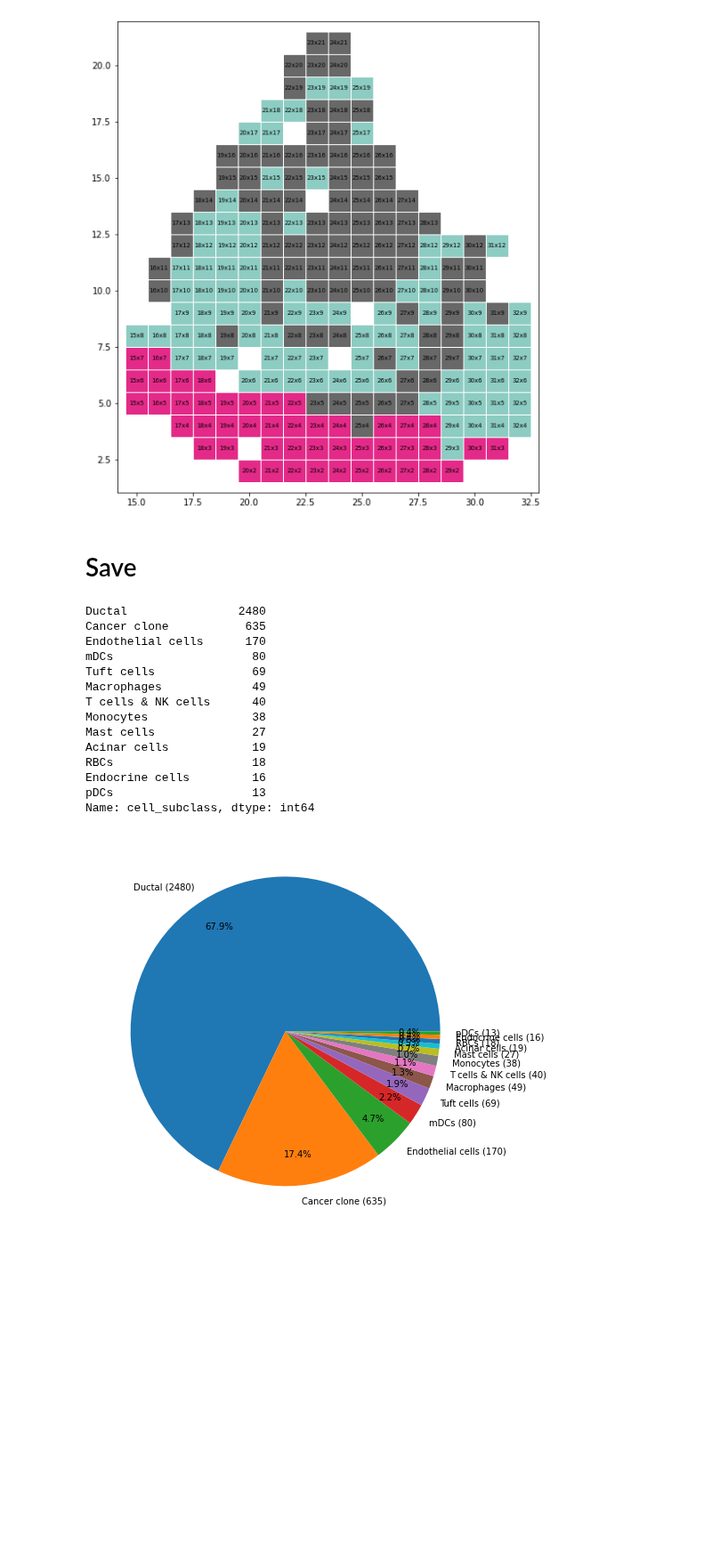
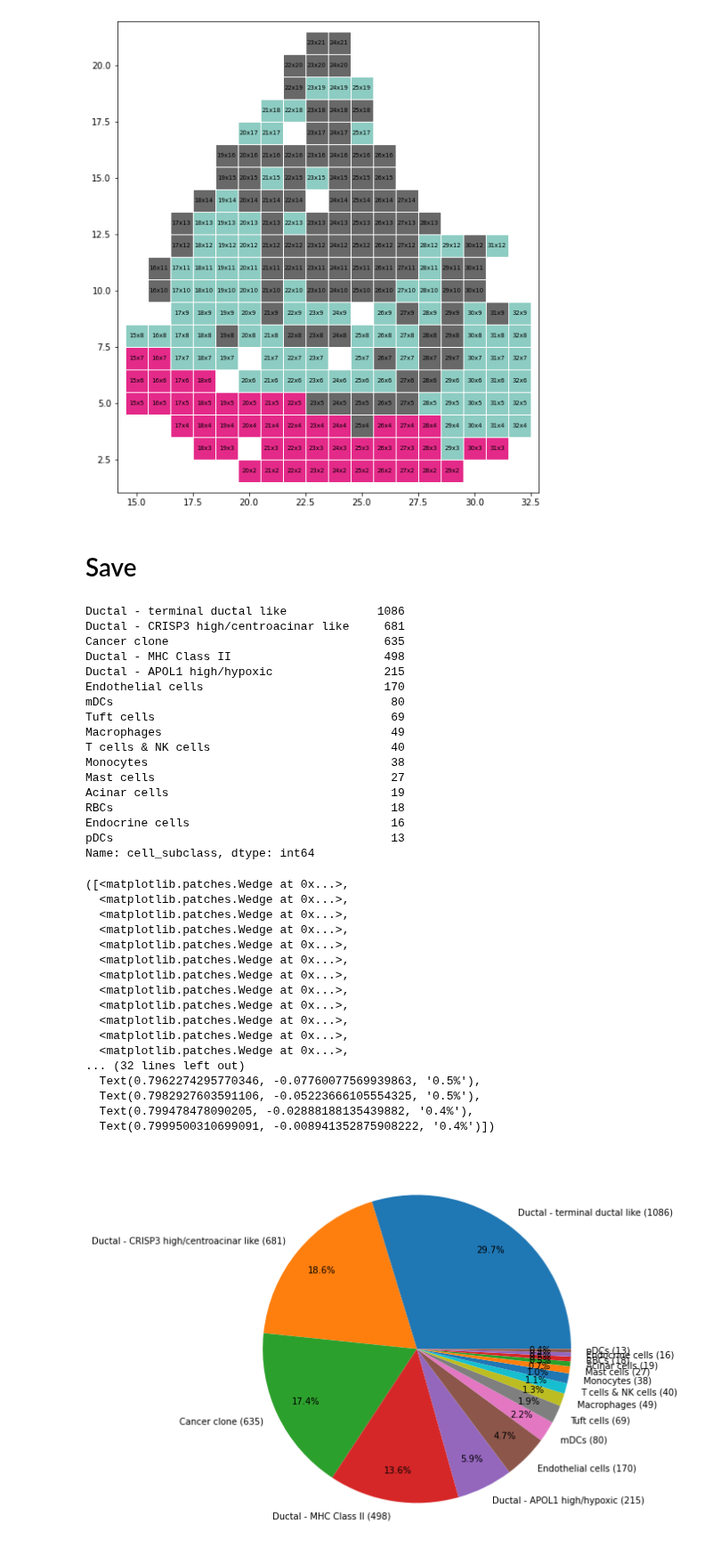
Before and after one commit to williamrobotma/AGrEDA, a Jupyter notebook: preprocess_pdac_GSE111672.ipynb, the cells around one changed output. Shown at 89% size. Cells and saved outputs as stored; diff of their text form; code cells hidden in the pictures; blank space fills up the shorter version.

Commit message:
Fixed cell-type-region mappings, separated moncada ductal cells, fixed no true positive warning

```diff
--- a/preprocess_pdac.ipynb
+++ b/preprocess_pdac_GSE111672.ipynb
@@ -17,7 +17,9 @@ SERIES_ACCESSION = "GSE111672"
 DATA_DIR = os.path.join(PDAC_DIR, SERIES_ACCESSION)
 SC_DIR = os.path.join(DATA_DIR, "suppl")
 
-pdac_a_indrop = sc.read_csv(os.path.join(SC_DIR, "GSE111672_PDAC-A-indrop-filtered-expMat.txt"), delimiter="\t").T
+pdac_a_indrop = sc.read_csv(
+    os.path.join(SC_DIR, "GSE111672_PDAC-A-indrop-filtered-expMat.txt"), delimiter="\t"
+).T
 pdac_a_indrop.X = csr_matrix(pdac_a_indrop.X)
 pdac_a_indrop.obs["cell_subclass"] = pdac_a_indrop.obs_names.to_series().astype("category")
 pdac_a_indrop.obs_names_make_unique(join=".")
@@ -25,7 +27,9 @@ pdac_a_indrop.var_names_make_unique(join=".")
 pdac_a_indrop = pdac_a_indrop[:, ~pdac_a_indrop.var_names.str.contains("-Mar")]
 
 
-pdac_b_indrop = sc.read_csv(os.path.join(SC_DIR, "GSE111672_PDAC-B-indrop-filtered-expMat.txt"), delimiter="\t").T
+pdac_b_indrop = sc.read_csv(
+    os.path.join(SC_DIR, "GSE111672_PDAC-B-indrop-filtered-expMat.txt"), delimiter="\t"
+).T
 pdac_b_indrop.X = csr_matrix(pdac_b_indrop.X)
 pdac_b_indrop.obs["cell_subclass"] = pdac_b_indrop.obs_names.to_series().astype("category")
 pdac_b_indrop.obs_names_make_unique(join=".")
@@ -1196,7 +1208,7 @@ Stroma               4
 dtype: int64
 [figure]
 # %% [markdown]
-# Save
+ # Save
 # %%
 
 
@@ -1209,11 +1221,12 @@ if not os.path.isdir(ST_OUT_DIR):
     os.makedirs(ST_OUT_DIR)
 
 sample_ids = ["pdac_a", "pdac_b"]
-indrop_out = ad.concat(
-    [pdac_a_indrop, pdac_b_indrop], label="sample_id", keys=sample_ids
-)
+indrop_out = ad.concat([pdac_a_indrop, pdac_b_indrop], label="sample_id", keys=sample_ids)
 indrop_out.obs_names_make_unique()
-indrop_out.obs["cell_subclass"] = indrop_out.obs["cell_subclass"].map(lambda x: x.split(" - ")[0].rstrip(" AB"))
+# indrop_out.obs["cell_subclass"] = indrop_out.obs["cell_subclass"].map(
+#     lambda x: x.split(" - ")[0].rstrip(" AB")
+# )
+indrop_out.obs["cell_subclass"] = indrop_out.obs["cell_subclass"].str.rstrip(" AB")
 cell_type_value_counts = indrop_out.obs["cell_subclass"].value_counts()
 cell_types_to_keep = set(cell_type_value_counts[cell_type_value_counts >= 10].index.tolist())
 indrop_out = indrop_out[indrop_out.obs["cell_subclass"].isin(cell_types_to_keep)]
@@ -1222,7 +1235,7 @@ print(indrop_out.obs["cell_subclass"].value_counts())
 
 indrop_out.write(os.path.join(SC_OUT_DIR, f"{SERIES_ACCESSION}.h5ad"))
 # pdac_b_indrop.write(os.path.join(SC_OUT_DIR, "pdac_b_indrop.h5ad"))
-ordinal_to_cluster = {v:k for k, v in cluster_to_ordinal.items()}
+ordinal_to_cluster = {v: k for k, v in cluster_to_ordinal.items()}
 for sample_id, st_adata in zip(sample_ids, [pdac_a_st, pdac_b_st]):
     # st_samp_dir = os.path.join(ST_OUT_DIR, sample_id)
     # if not os.path.isdir(st_samp_dir):
@@ -1244,19 +1257,22 @@ with open(os.path.join(ST_OUT_DIR, f"{SERIES_ACCESSION}-cluster_to_ordinal.pkl")
 with open(os.path.join(ST_OUT_DIR, f"{SERIES_ACCESSION}-cluster_to_rgb.pkl"), "wb") as f:
     pickle.dump(cluster_to_rgb, f)
 # %% [output]
-Ductal                2480
-Cancer clone           635
-Endothelial cells      170
-mDCs                    80
-Tuft cells              69
-Macrophages             49
-T cells & NK cells      40
-Monocytes               38
-Mast cells              27
-Acinar cells            19
-RBCs                    18
-Endocrine cells         16
-pDCs                    13
+Ductal - terminal ductal like             1086
+Ductal - CRISP3 high/centroacinar like     681
+Cancer clone                               635
+Ductal - MHC Class II                      498
+Ductal - APOL1 high/hypoxic                215
+Endothelial cells                          170
+mDCs                                        80
+Tuft cells                                  69
+Macrophages                                 49
+T cells & NK cells                          40
+Monocytes                                   38
+Mast cells                                  27
+Acinar cells                                19
+RBCs                                        18
+Endocrine cells                             16
+pDCs                                        13
 Name: cell_subclass, dtype: int64
 # %%
 val_counts = indrop_out.obs["cell_subclass"].value_counts().reset_index()
@@ -1264,9 +1280,31 @@ val_counts["text"] = val_counts.apply(lambda x: f"{x['index']} ({x['cell_subclas
 # %%
 fig = plt.figure(figsize=(8, 8))
 
-plt.pie(val_counts["cell_subclass"], labels=val_counts["text"], autopct="%1.1f%%", pctdistance=0.8, labeldistance=1.1)
-# plt.show(block=False)
+plt.pie(
+    val_counts["cell_subclass"],
+    labels=val_counts["text"],
+    autopct="%1.1f%%",
+    pctdistance=0.8,
+    labeldistance=1.1,
+)
 # %% [output]
+([<matplotlib.patches.Wedge at 0x...>,
+  <matplotlib.patches.Wedge at 0x...>,
+  <matplotlib.patches.Wedge at 0x...>,
+  <matplotlib.patches.Wedge at 0x...>,
+  <matplotlib.patches.Wedge at 0x...>,
+  <matplotlib.patches.Wedge at 0x...>,
+  <matplotlib.patches.Wedge at 0x...>,
+  <matplotlib.patches.Wedge at 0x...>,
+  <matplotlib.patches.Wedge at 0x...>,
+  <matplotlib.patches.Wedge at 0x...>,
+  <matplotlib.patches.Wedge at 0x...>,
+  <matplotlib.patches.Wedge at 0x...>,
+... (32 lines left out)
+  Text(0.7962274295770346, -0.07760077569939863, '0.5%'),
+  Text(0.7982927603591106, -0.05223666105554325, '0.5%'),
+  Text(0.799478478090205, -0.02888188135439882, '0.4%'),
+  Text(0.7999500310699091, -0.008941352875908222, '0.4%')])
-[figure, old version]
+[figure, new version]
 # %%
 plt.close()
```
Also changed, not shown: parts of 6 cells of this notebook, 3 other files.
